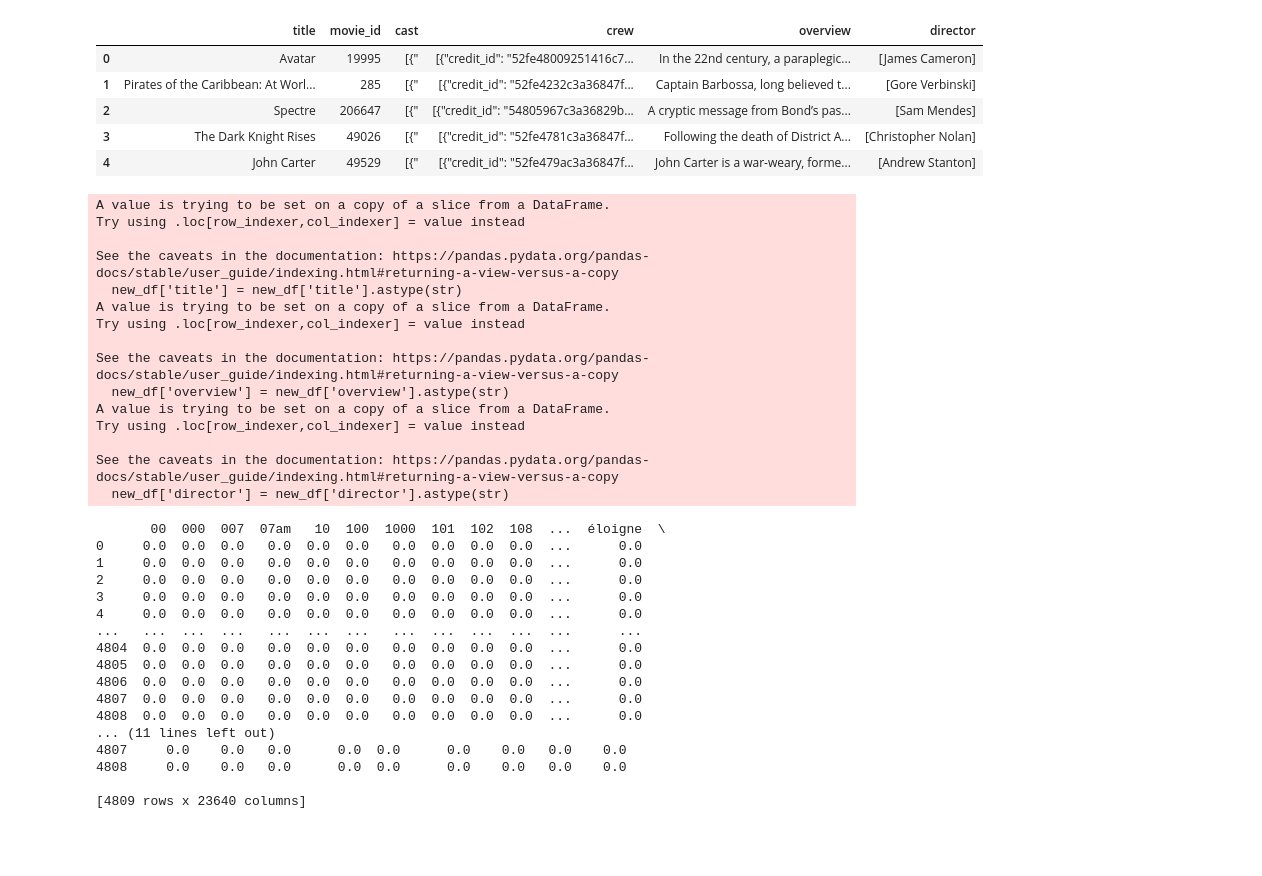
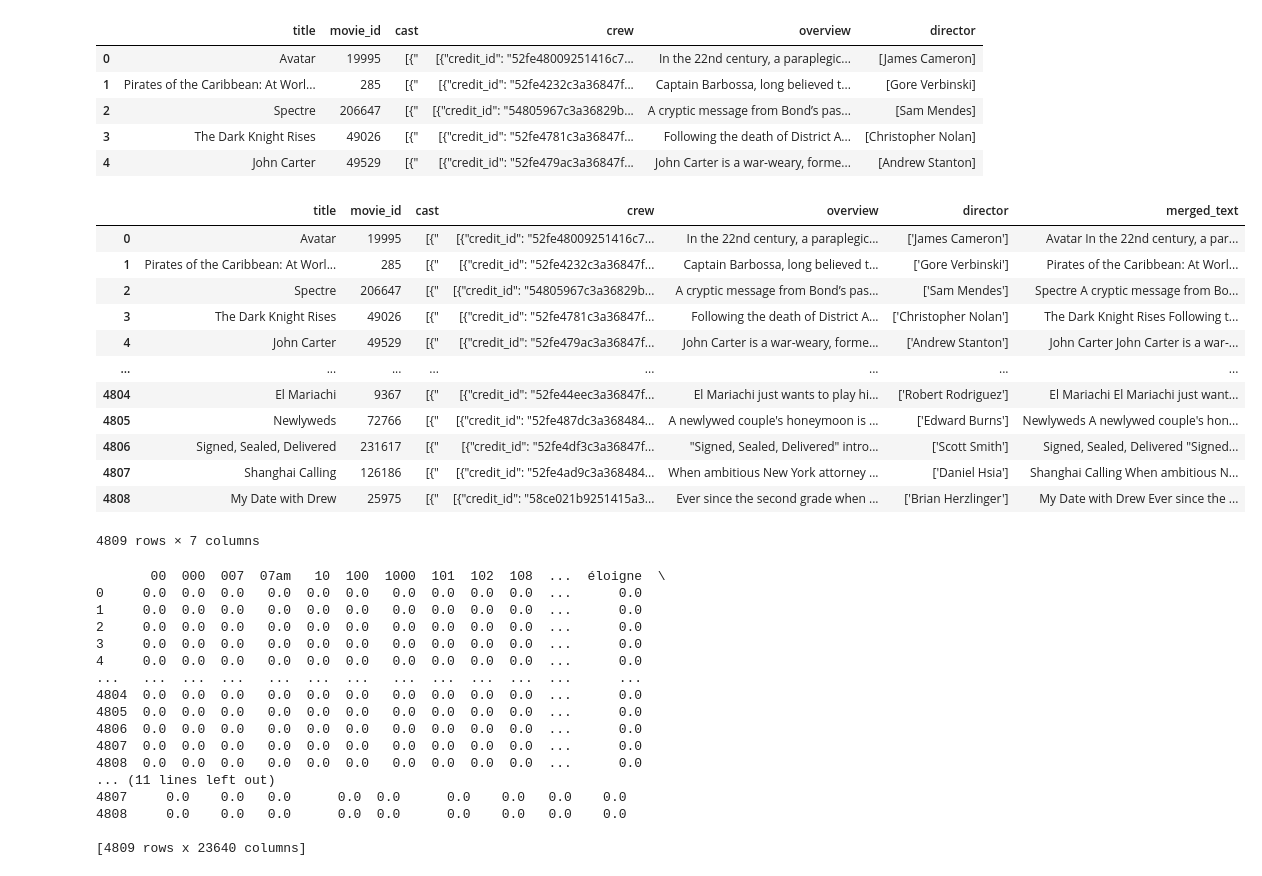
Before and after one commit to SayLesAI/SayLesAI_K-nearest-neighbors-Project, a Jupyter notebook: src/explore.ipynb, the cells around one changed output. Saved outputs shown, nothing was run; the diff lists cells and outputs as text; code cells hidden in the pictures; blank space fills up the shorter version.

```diff
--- a/src/explore.ipynb
+++ b/src/explore.ipynb
@@ -261,29 +263,29 @@ new_df.head()
 | 4 | John Carter | 49529 | [{" | [{"credit_id": "52fe479ac3a36847f... | John Carter is a war-weary, forme... | [Andrew Stanton] |
 # %%
 # Convert each column to string
-new_df['title'] = new_df['title'].astype(str)
-new_df['overview'] = new_df['overview'].astype(str)
-new_df['director'] = new_df['director'].astype(str)
+new_df.loc[:, 'title'] = new_df['title'].astype(str)
+new_df.loc[:, 'overview'] = new_df['overview'].astype(str)
+new_df.loc[:, 'director'] = new_df['director'].astype(str)
-# %% [output]
-A value is trying to be set on a copy of a slice from a DataFrame.
-Try using .loc[row_indexer,col_indexer] = value instead
-
-See the caveats in the documentation: https://pandas.pydata.org/pandas-docs/stable/user_guide/indexing.html#returning-a-view-versus-a-copy
-  new_df['title'] = new_df['title'].astype(str)
-A value is trying to be set on a copy of a slice from a DataFrame.
-Try using .loc[row_indexer,col_indexer] = value instead
-
-See the caveats in the documentation: https://pandas.pydata.org/pandas-docs/stable/user_guide/indexing.html#returning-a-view-versus-a-copy
-  new_df['overview'] = new_df['overview'].astype(str)
-A value is trying to be set on a copy of a slice from a DataFrame.
-Try using .loc[row_indexer,col_indexer] = value instead
-
-See the caveats in the documentation: https://pandas.pydata.org/pandas-docs/stable/user_guide/indexing.html#returning-a-view-versus-a-copy
-  new_df['director'] = new_df['director'].astype(str)
 # %%
 #merge title, overview and director then vectorize that single coloumn
 # Merge the columns
 new_df['merged_text'] = new_df['title'] + ' ' + new_df['overview'] + ' ' + new_df['director']
+# %%
+new_df
+# %% [output]
+|  | title | movie_id | cast | crew | overview | director | merged_text |
+| 0 | Avatar | 19995 | [{" | [{"credit_id": "52fe48009251416c7... | In the 22nd century, a paraplegic... | ['James Cameron'] | Avatar In the 22nd century, a par... |
+| 1 | Pirates of the Caribbean: At Worl... | 285 | [{" | [{"credit_id": "52fe4232c3a36847f... | Captain Barbossa, long believed t... | ['Gore Verbinski'] | Pirates of the Caribbean: At Worl... |
+| 2 | Spectre | 206647 | [{" | [{"credit_id": "54805967c3a36829b... | A cryptic message from Bond’s pas... | ['Sam Mendes'] | Spectre A cryptic message from Bo... |
+| 3 | The Dark Knight Rises | 49026 | [{" | [{"credit_id": "52fe4781c3a36847f... | Following the death of District A... | ['Christopher Nolan'] | The Dark Knight Rises Following t... |
+| 4 | John Carter | 49529 | [{" | [{"credit_id": "52fe479ac3a36847f... | John Carter is a war-weary, forme... | ['Andrew Stanton'] | John Carter John Carter is a war-... |
+| ... | ... | ... | ... | ... | ... | ... | ... |
+| 4804 | El Mariachi | 9367 | [{" | [{"credit_id": "52fe44eec3a36847f... | El Mariachi just wants to play hi... | ['Robert Rodriguez'] | El Mariachi El Mariachi just want... |
+| 4805 | Newlyweds | 72766 | [{" | [{"credit_id": "52fe487dc3a368484... | A newlywed couple's honeymoon is ... | ['Edward Burns'] | Newlyweds A newlywed couple's hon... |
+| 4806 | Signed, Sealed, Delivered | 231617 | [{" | [{"credit_id": "52fe4df3c3a36847f... | "Signed, Sealed, Delivered" intro... | ['Scott Smith'] | Signed, Sealed, Delivered "Signed... |
+| 4807 | Shanghai Calling | 126186 | [{" | [{"credit_id": "52fe4ad9c3a368484... | When ambitious New York attorney ... | ['Daniel Hsia'] | Shanghai Calling When ambitious N... |
+| 4808 | My Date with Drew | 25975 | [{" | [{"credit_id": "58ce021b9251415a3... | Ever since the second grade when ... | ['Brian Herzlinger'] | My Date with Drew Ever since the ... |
+4809 rows × 7 columns
 # %%
 # Initialize the vectorizer
 vectorizer = TfidfVectorizer(stop_words='english')
```
Also changed, not shown: parts of 15 cells of this notebook, 1 other file.
